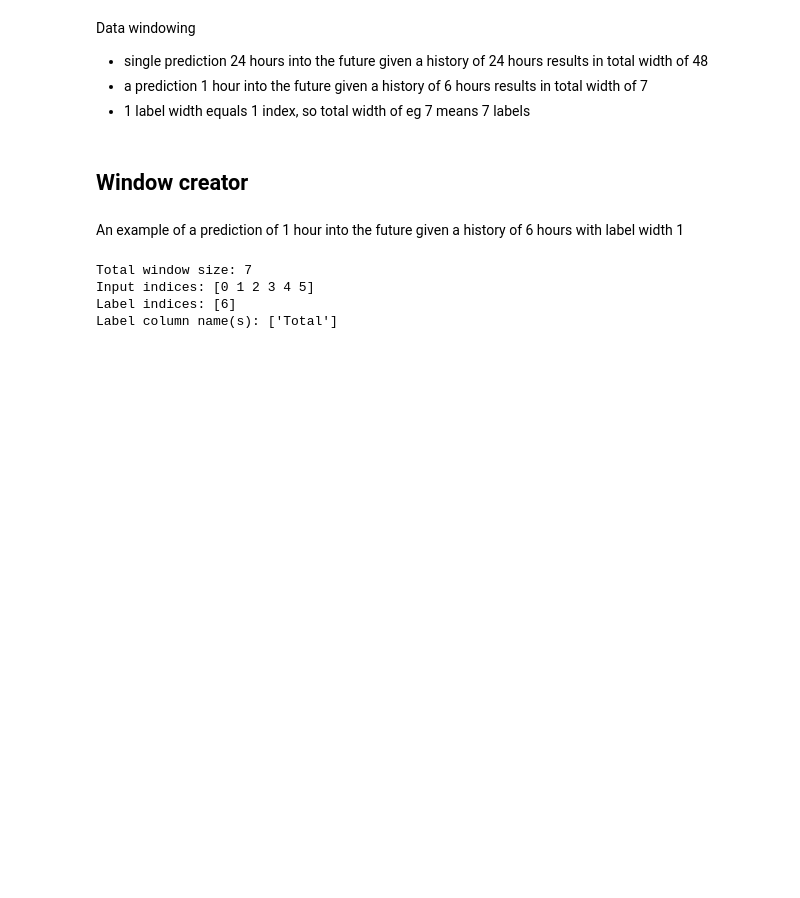
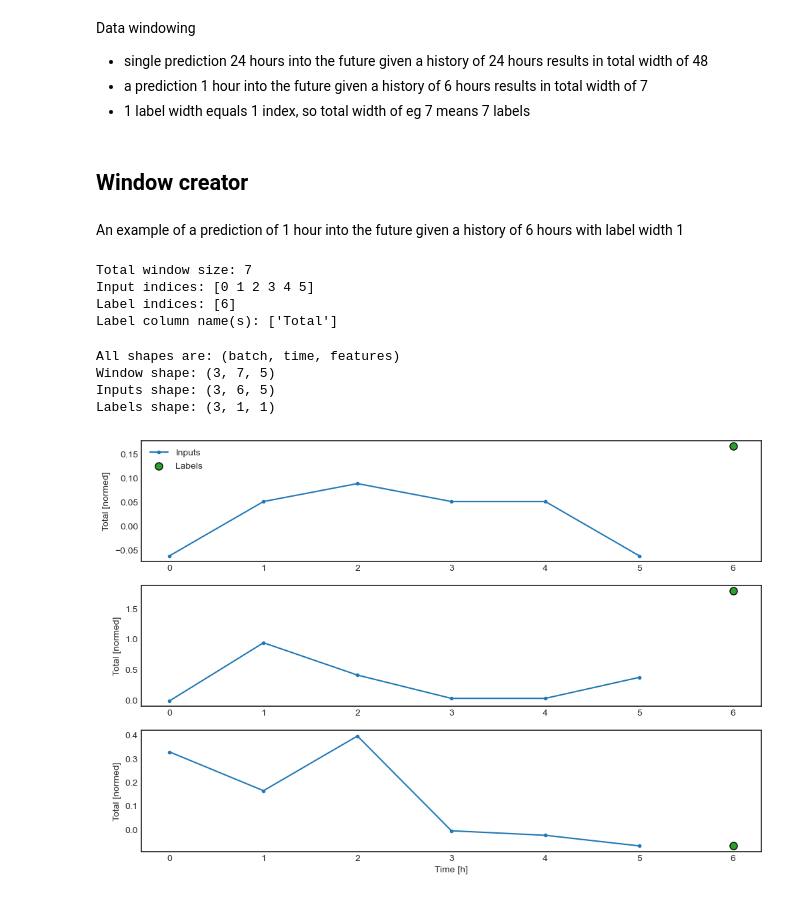
Before and after one commit to ciCciC/forecastingUsingDNNets, a Jupyter notebook: notebooks/v1.ipynb, the cells around one changed output. Cells and saved outputs as stored; diff of their text form; code cells hidden in the pictures; blank space fills up the shorter version.

Commit message:
- plot for visualization of input and labels from split window - make dataset to transform time series df to tensor dataset - example func for caching example batch for plotting

```diff
--- a/notebooks/v1.ipynb
+++ b/notebooks/v1.ipynb
@@ -309,3 +385,25 @@ Total window size: 7
 Input indices: [0 1 2 3 4 5]
 Label indices: [6]
 Label column name(s): ['Total']
+# %%
+example_window = tf.stack([np.array(train_df[:w.total_window_size]),
+                           np.array(train_df[100:100+w.total_window_size]),
+                           np.array(train_df[200:200+w.total_window_size])])
+
+example_inputs, example_labels = w.split_window(example_window)
+# %%
+print('All shapes are: (batch, time, features)')
+print(f'Window shape: {example_window.shape}')
+print(f'Inputs shape: {example_inputs.shape}')
+print(f'Labels shape: {example_labels.shape}')
+# %% [output]
+All shapes are: (batch, time, features)
+Window shape: (3, 7, 5)
+Inputs shape: (3, 6, 5)
+Labels shape: (3, 1, 1)
+# %%
+w.example = example_inputs, example_labels
+# %%
+w.plot(plot_col='Total')
+# %% [output]
+[figure, added]
```
Also changed, not shown: parts of 1 cell of this notebook, 3 other files.
